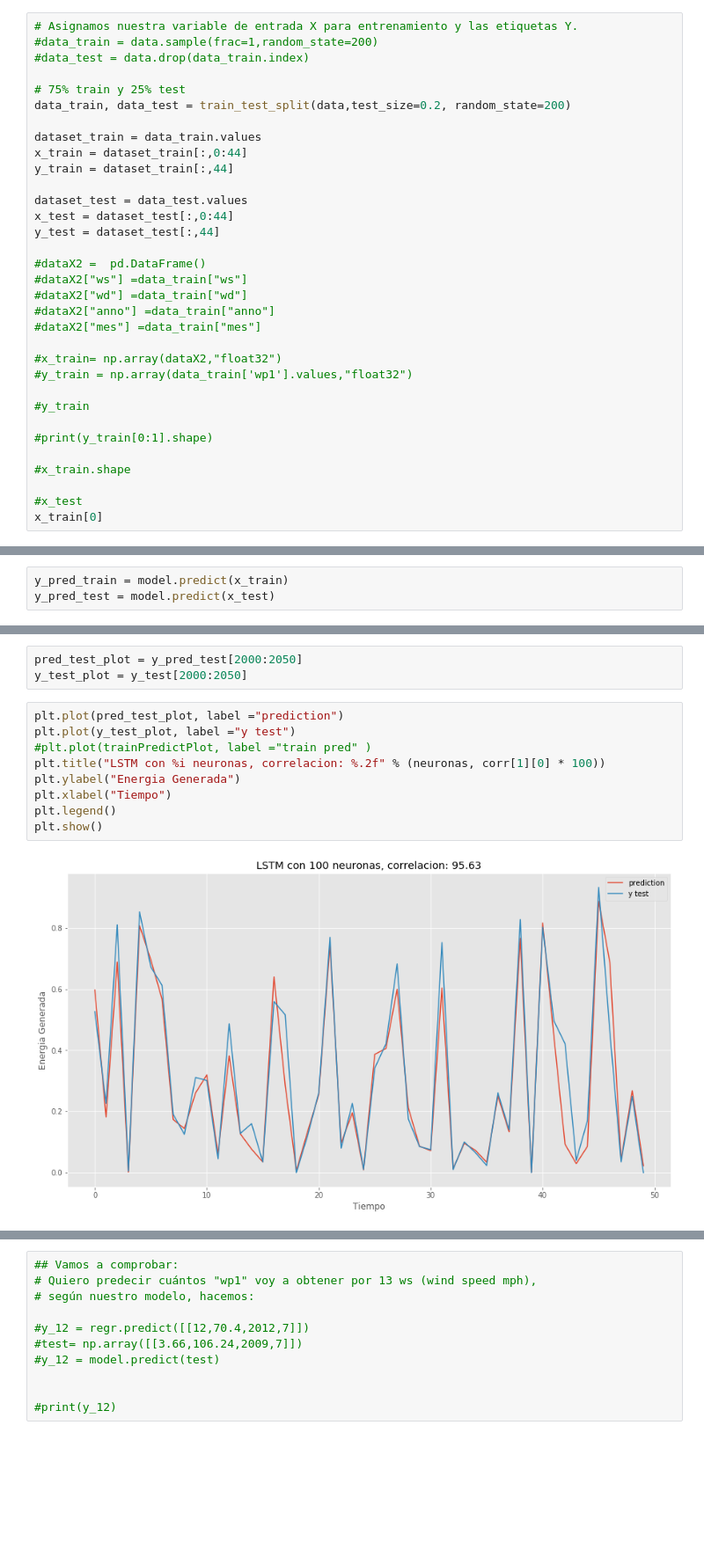
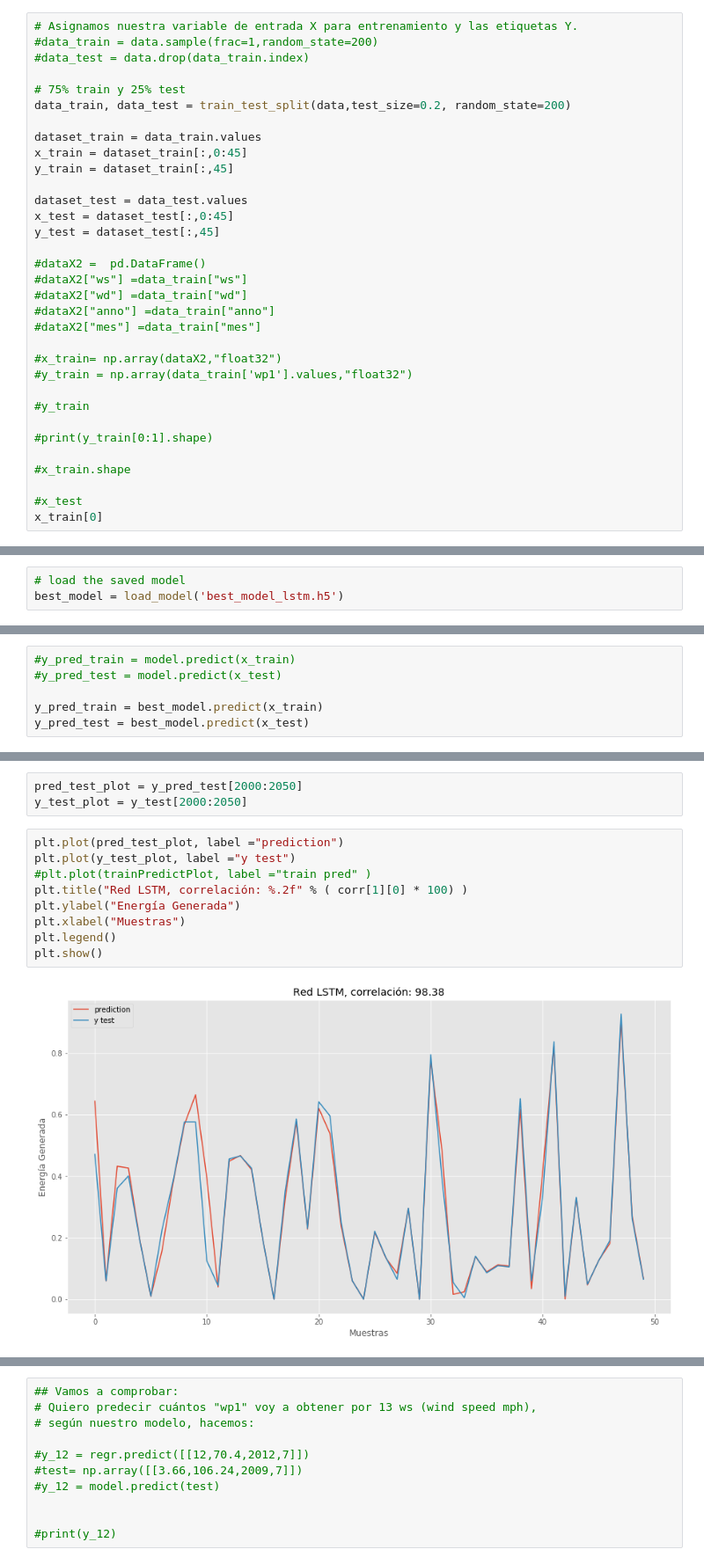
Before and after one commit to manumoya/TesisCivInfUSACH, a Jupyter notebook: 06.JupiterNote/reg_deepLSTM.ipynb, the cells around one changed output, grey strips where cells are left out. Shown: that part at 88% size. Saved outputs shown, nothing was run; the diff lists cells and outputs as text; blank space fills up the shorter version.

```diff
--- a/06.JupiterNote/reg_deepLSTM.ipynb
+++ b/06.JupiterNote/reg_deepLSTM.ipynb
@@ -55,12 +58,12 @@ data.head()
 data_train, data_test = train_test_split(data,test_size=0.2, random_state=200)
 
 dataset_train = data_train.values
-x_train = dataset_train[:,0:44]
-y_train = dataset_train[:,44]
+x_train = dataset_train[:,0:45]
+y_train = dataset_train[:,45]
 
 dataset_test = data_test.values
-x_test = dataset_test[:,0:44]
-y_test = dataset_test[:,44]
+x_test = dataset_test[:,0:45]
+y_test = dataset_test[:,45]
 
 #dataX2 =  pd.DataFrame()
 #dataX2["ws"] =data_train["ws"]
@@ -210,0 +200,3 @@ Epoch 27/200
+# %%
+# load the saved model
+best_model = load_model('best_model_lstm.h5')
@@ -211,6 +205,9 @@ Epoch 27/200
 # %%
-y_pred_train = model.predict(x_train)
-y_pred_test = model.predict(x_test)
+#y_pred_train = model.predict(x_train)
+#y_pred_test = model.predict(x_test)
+
+y_pred_train = best_model.predict(x_train)
+y_pred_test = best_model.predict(x_test)
 # %% [markdown]
 ## Obtener Metricas del Modelo
 # %%
@@ -247,12 +245,12 @@ y_test_plot = y_test[2000:2050]
 # %%
 plt.plot(pred_test_plot, label ="prediction")
 plt.plot(y_test_plot, label ="y test")
 #plt.plot(trainPredictPlot, label ="train pred" )
-plt.title("LSTM con %i neuronas, correlacion: %.2f" % (neuronas, corr[1][0] * 100))
-plt.ylabel("Energia Generada")
-plt.xlabel("Tiempo")
+plt.title("Red LSTM, correlación: %.2f" % ( corr[1][0] * 100) )
+plt.ylabel("Energía Generada")
+plt.xlabel("Muestras")
 plt.legend()
 plt.show()
 # %% [output]
-[figure, old version]
+[figure, new version]
 # %%
```
Also changed, not shown: parts of 21 cells of this notebook, 15 other files.
